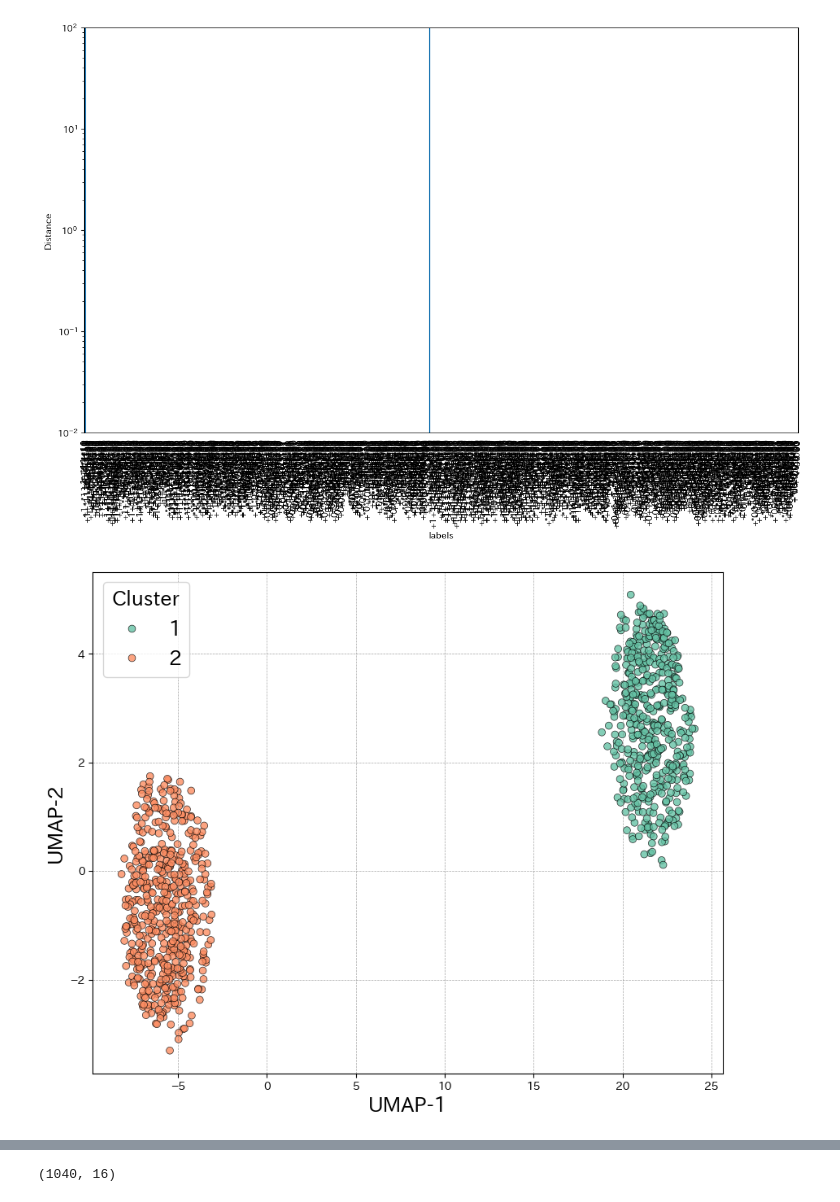
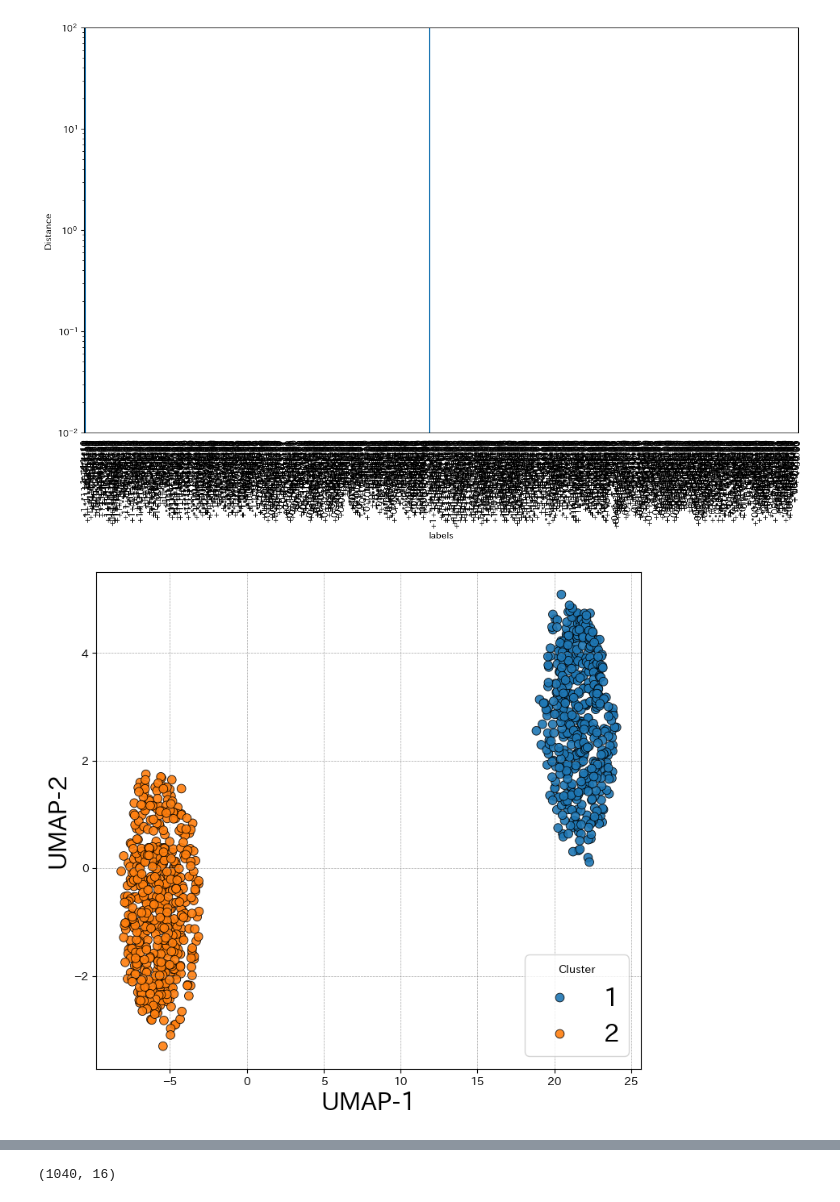
Before and after one commit to AriRyo/transformer-ansys, a Jupyter notebook: FomulaBEAT/analysis_06-3-1.ipynb, the cells around one changed output, grey strips where cells are left out. Drawn from its saved outputs; the diff is of its cells as text; code cells hidden in the pictures.

```diff
--- a/FomulaBEAT/analysis_06-3-1.ipynb
+++ b/FomulaBEAT/analysis_06-3-1.ipynb
@@ -373,6 +373,7 @@ import matplotlib.pyplot as plt
 import seaborn as sns
 from scipy.cluster.hierarchy import fcluster
 from sklearn.decomposition import PCA
+
 
 def plot_umap_clustering(test_vectors, linkage_matrix, n_clusters,
                          neighbors=30, min_dist=0.1, fontsize=14, legend_loc='upper right'):
@@ -387,29 +388,35 @@ def plot_umap_clustering(test_vectors, linkage_matrix, n_clusters,
     legend_loc: 凡例の表示位置 (例: 'upper right', 'lower left', 'best' など)
     """
     # UMAPで次元削減
-    reducer = umap.UMAP(n_neighbors=neighbors, min_dist=min_dist, n_components=2, random_state=42, metric='euclidean', transform_mode='embedding')
+    reducer = umap.UMAP(n_neighbors=neighbors, min_dist=min_dist, n_components=2, random_state=42, metric='euclidean')
     embedding = reducer.fit_transform(test_vectors)
 
     # クラスタラベルの取得
     cluster_labels = fcluster(linkage_matrix, t=n_clusters, criterion='maxclust')
 
     # 可視化
-    plt.figure(figsize=(10, 8))
+    fig, ax = plt.subplots(figsize=(10, 8))  # サイズを調整
     scatter = sns.scatterplot(
         x=embedding[:, 0], y=embedding[:, 1],
-        hue=cluster_labels, palette='Set2', s=40, alpha=0.8, edgecolor='k'
+        hue=cluster_labels, palette='tab10', s=60, alpha=0.9, edgecolor='black', ax=ax
     )
 
-    # 凡例の設定
+    # 凡例の設定（右外に配置）
+    # legend = ax.legend(title='Cluster', fontsize=fontsize, title_fontsize=fontsize,
+    #                    bbox_to_anchor=(1.05, 1), loc='upper left', borderaxespad=0.)
+
     legend = scatter.legend(loc=legend_loc, title='Cluster', fontsize=fontsize)
-    legend.get_title().set_fontsize(fontsize)  # 凡例タイトルのフォントサイズ変更
 
-    # タイトル・ラベルのフォントサイズ変更
-    # plt.title(f'UMAP Projection with {n_clusters} Clusters', fontsize=fontsize)
-    plt.xlabel('UMAP-1', fontsize=fontsize)
-    plt.ylabel('UMAP-2', fontsize=fontsize)
+    # 軸ラベルのフォントサイズ変更
+    ax.set_xlabel('UMAP-1', fontsize=fontsize)
+    ax.set_ylabel('UMAP-2', fontsize=fontsize)
 
-    plt.grid(color='gray', linestyle='--', linewidth=0.5, alpha=0.7)
+    # グリッドの調整
+    ax.grid(color='gray', linestyle='--', linewidth=0.5, alpha=0.7)
+
+    # 凡例のスペースを確保
+    plt.subplots_adjust(right=0.8)
+
     plt.show()
 
 
@@ -433,7 +440,7 @@ def plot_pca_clustering(test_vectors, linkage_matrix, n_clusters, fontsize=14, l
     plt.figure(figsize=(10, 8))
     scatter = sns.scatterplot(
         x=reduced_vectors[:, 0], y=reduced_vectors[:, 1],
-        hue=cluster_labels, palette='Set2', s=50, alpha=0.8, edgecolor='k'
+        hue=cluster_labels, palette='', s=50, alpha=0.8, edgecolor='k', cmap='jet'
     )
 
     # 凡例の設定
@@ -574,13 +581,13 @@ linkage_matrix = visualize_hierarchical_clustering_silhouette(test_vectors[:, 4,
 # %%
 
 # クラスタ数を指定
 n_clusters = 2
 
 # フォントサイズ変更 & 凡例位置を指定
 plot_umap_clustering(test_vectors[:, 4, :], linkage_matrix, n_clusters,
-                     neighbors=20, min_dist=1, fontsize=18, legend_loc='best')
+                     neighbors=20, min_dist=1, fontsize=22, legend_loc='lower right')
 # %% [output]
-[figure, old version]
+[figure, new version]
 # %%
 # 結果の出力を取得
 def extract_vectors(data_src, nth_token, model=loaded_model, embedding_size=embedding_size):
```
Also changed, not shown: parts of 8 cells of this notebook, 5 other files.
